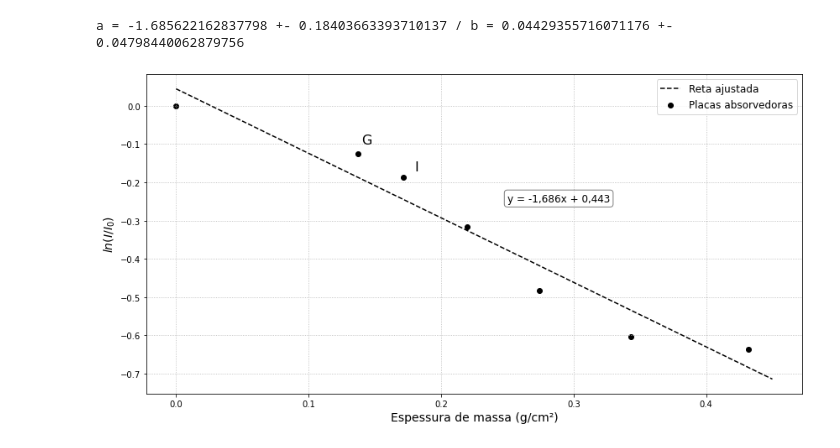
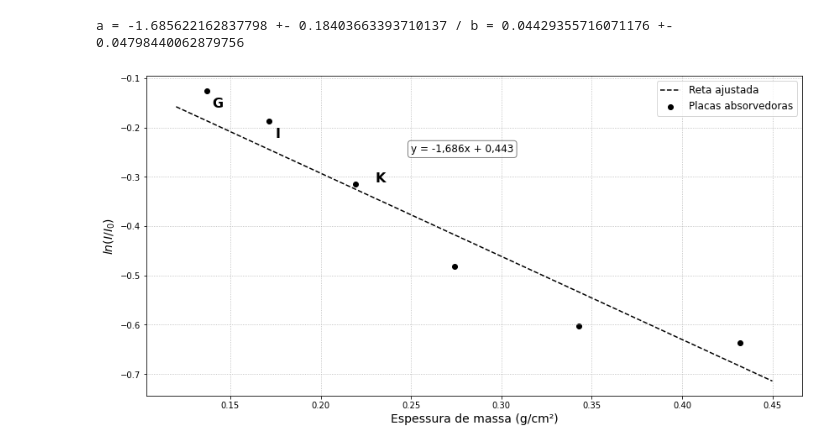
Before and after one commit to goulartsursula/DisciplinasUERJ, a Jupyter notebook: Estrutura da Materia 3/AtenuacaoGama.ipynb, the cells around one changed output. Drawn from its saved outputs; the diff is of its cells as text; code cells hidden in the pictures.

```diff
--- a/Estrutura da Materia 3/AtenuacaoGama.ipynb
+++ b/Estrutura da Materia 3/AtenuacaoGama.ipynb
@@ -154,20 +154,20 @@ a = -1.685622162837798 +- 0.18403663393710137 / b = 0.04429355716071176 +- 0.047
 # %%
 fig, ax = plt.subplots(figsize = (14,7))
 
-xp = np.linspace(0, 0.45)
-plt.scatter(rho*data['espessura(cm)'], np.log(data['contagens']/data['contagens'][0]), color = 'black', label = 'Placas absorvedoras')
+xp = np.linspace(0.12, 0.45)
+plt.scatter(rho*data_missing_row['espessura(cm)'], np.log(data_missing_row['contagens']/data['contagens'][0]), color = 'black', label = 'Placas absorvedoras')
 plt.plot(xp, popt_ajuste[0]*xp + popt_ajuste[1], color = 'black', linestyle = '--', label = 'Reta ajustada')
 plt.xlabel('Espessura de massa (g/cm²)', fontsize = 14)
 plt.ylabel('$ln(I/I_0)$', fontsize = 14)
 ax.text(0.25, -0.25, 'y = -1,686x + 0,443',bbox=dict(boxstyle='round', facecolor='white', alpha=0.5), fontsize = 12)
-ax.text(0.14, -0.1, 'G', fontsize = 16)
-ax.text(0.18, -0.17, 'I', fontsize = 16)
-#ax.text(0.14, -0.1, 'K', weight = 'bold', fontsize = 16)
+ax.text(0.14, -0.16, 'G', weight = 'bold', fontsize = 16)
+ax.text(0.175, -0.22, 'I', weight = 'bold', fontsize = 16)
+ax.text(0.23, -0.31, 'K', weight = 'bold', fontsize = 16)
 #ax.text(0.14, -0.1, 'M', weight = 'bold', fontsize = 16)
 #ax.text(0.14, -0.1, 'O', weight = 'bold', fontsize = 16)
 #ax.text(0.14, -0.1, 'P', weight = 'bold', fontsize = 16)
 
 plt.legend(fontsize= 12)
 plt.grid(linestyle = 'dotted')
 # %% [output]
-[figure, old version]
+[figure, new version]
```
